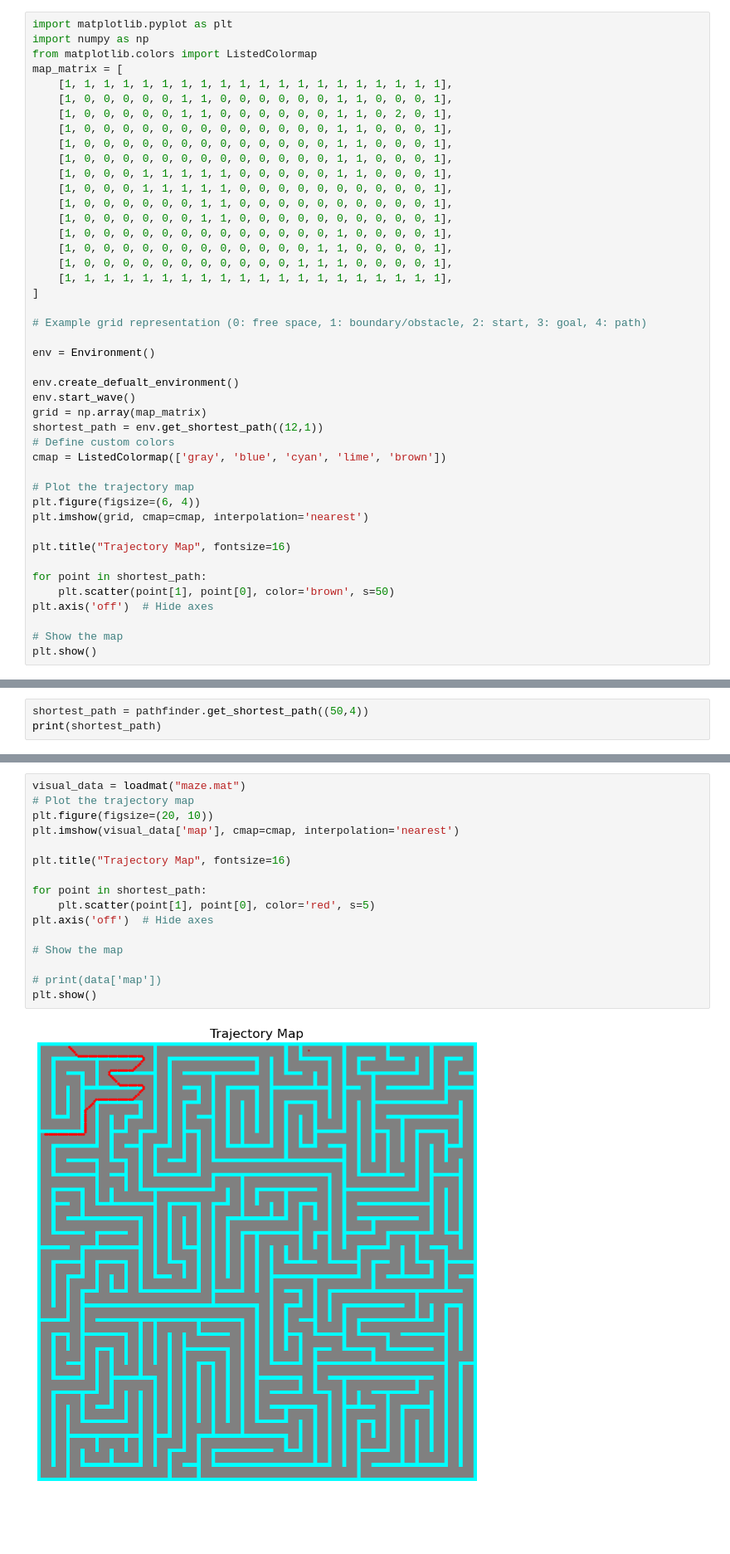
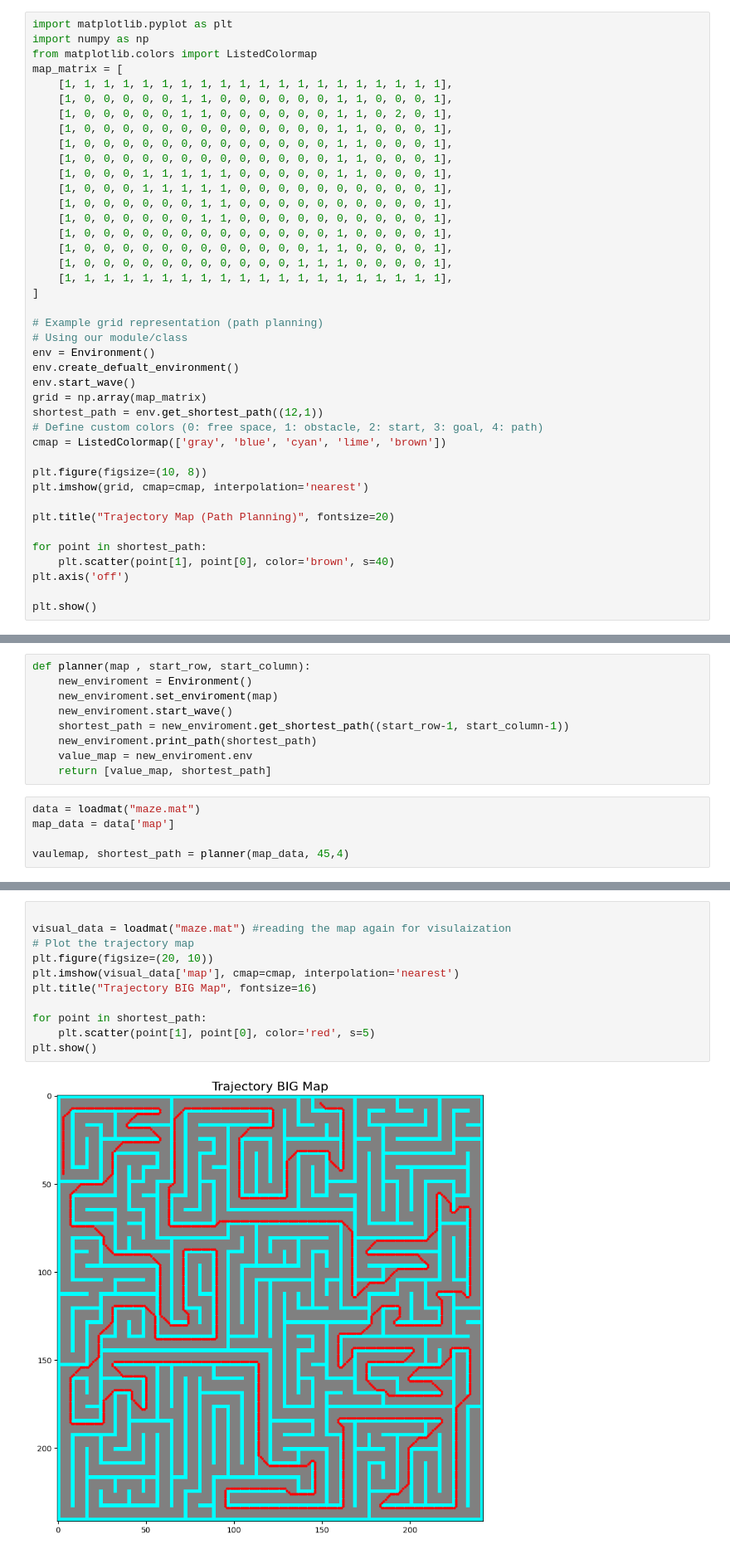
Before and after one commit to AhmedXAlDeeb/wavefront_task3-algorithms, a Jupyter notebook: ploting.ipynb, the cells around one changed output, grey strips where cells are left out. Shown: that part at 83% size. Saved outputs shown, nothing was run; the diff lists cells and outputs as text; blank space fills up the shorter version.

```diff
--- a/ploting.ipynb
+++ b/ploting.ipynb
@@ -169,27 +208,24 @@ map_matrix = [
     [1, 1, 1, 1, 1, 1, 1, 1, 1, 1, 1, 1, 1, 1, 1, 1, 1, 1, 1, 1],
 ]
 
-# Example grid representation (0: free space, 1: boundary/obstacle, 2: start, 3: goal, 4: path)
-
+# Example grid representation (path planning)
+# Using our module/class
 env = Environment()
-
 env.create_defualt_environment()
 env.start_wave()
 grid = np.array(map_matrix)
 shortest_path = env.get_shortest_path((12,1))
-# Define custom colors
+# Define custom colors (0: free space, 1: obstacle, 2: start, 3: goal, 4: path)
 cmap = ListedColormap(['gray', 'blue', 'cyan', 'lime', 'brown'])
 
-# Plot the trajectory map
-plt.figure(figsize=(6, 4))
+plt.figure(figsize=(10, 8))
 plt.imshow(grid, cmap=cmap, interpolation='nearest')
 
-plt.title("Trajectory Map", fontsize=16)
+plt.title("Trajectory Map (Path Planning)", fontsize=20)
 
 for point in shortest_path:
-    plt.scatter(point[1], point[0], color='brown', s=50)
-plt.axis('off')  # Hide axes
+    plt.scatter(point[1], point[0], color='brown', s=40)
+plt.axis('off')
 
-# Show the map
 plt.show()
 # %% [output]
@@ -276,3 +266,0 @@ will give the desired result (the cast overflows).
-# %%
-shortest_path = pathfinder.get_shortest_path((50,4))
-print(shortest_path)
@@ -280,0 +271,14 @@ print(shortest_path)
+# %%
+def planner(map , start_row, start_column):
+    new_enviroment = Environment()
+    new_enviroment.set_enviroment(map)
+    new_enviroment.start_wave()
+    shortest_path = new_enviroment.get_shortest_path((start_row-1, start_column-1))
+    new_enviroment.print_path(shortest_path)
+    value_map = new_enviroment.env
+    return [value_map, shortest_path]
+# %%
+data = loadmat("maze.mat")
+map_data = data['map']
+
+vaulemap, shortest_path = planner(map_data, 45,4)
@@ -281,18 +303,13 @@ print(shortest_path)
 # %%
-visual_data = loadmat("maze.mat")
+
+visual_data = loadmat("maze.mat") #reading the map again for visulaization
 # Plot the trajectory map
 plt.figure(figsize=(20, 10))
 plt.imshow(visual_data['map'], cmap=cmap, interpolation='nearest')
-
-plt.title("Trajectory Map", fontsize=16)
+plt.title("Trajectory BIG Map", fontsize=16)
 
 for point in shortest_path:
     plt.scatter(point[1], point[0], color='red', s=5)
-plt.axis('off')  # Hide axes
-
-# Show the map
-
-# print(data['map'])
 plt.show()
 # %% [output]
-[figure, old version]
+[figure, new version]
```
Also changed, not shown: parts of 6 cells of this notebook, 1 other file.
